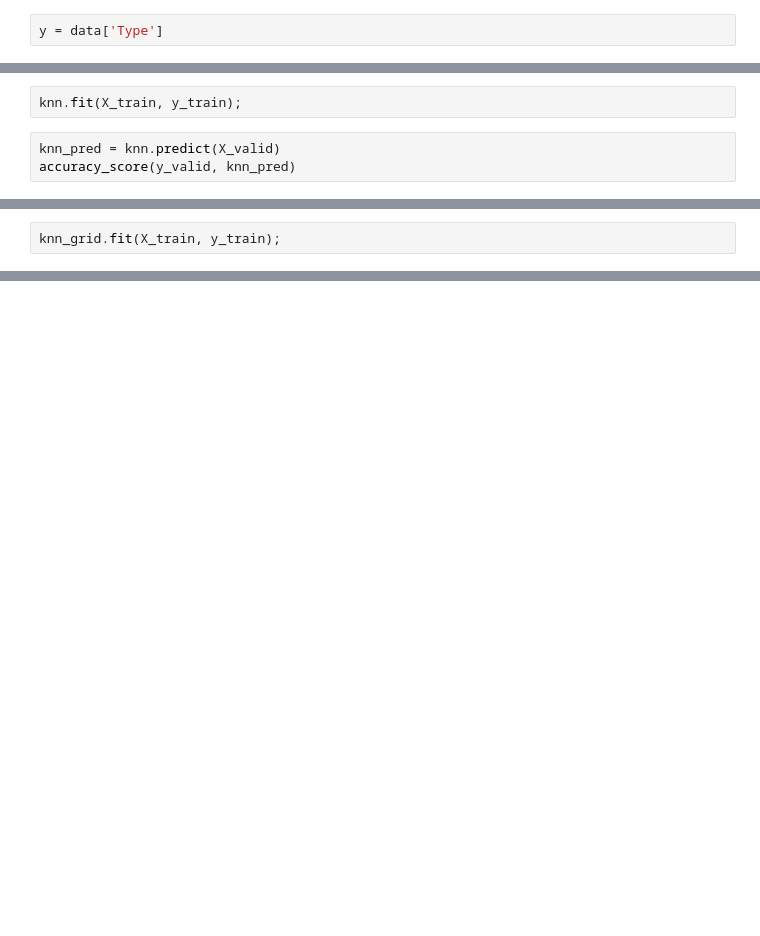
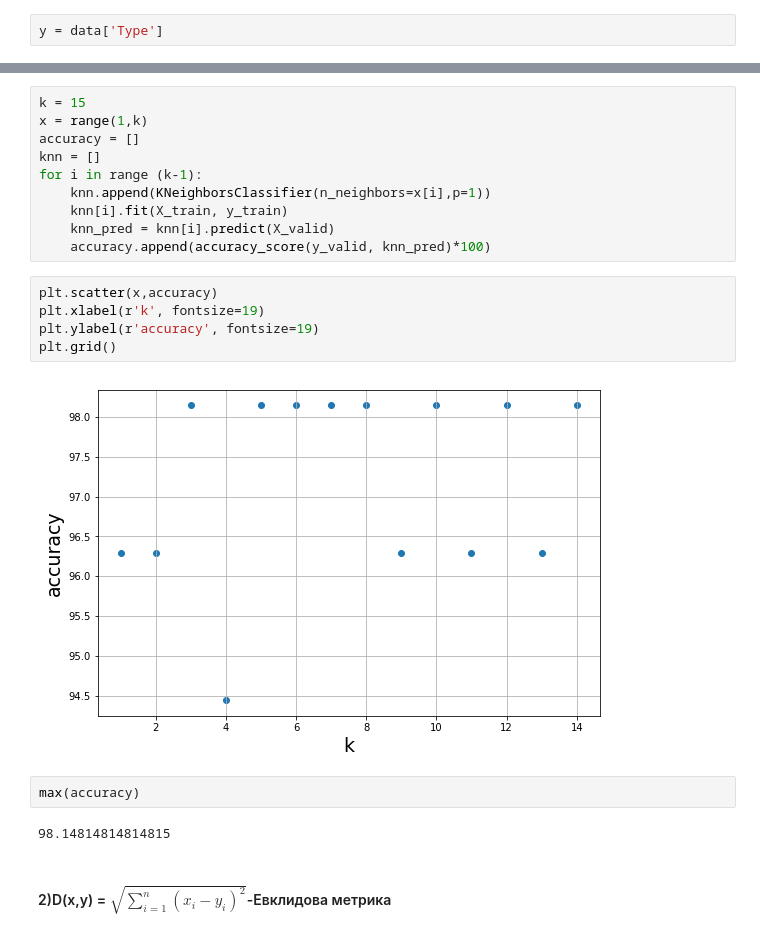
Before and after one commit to Intelligent-Systems-Phystech/StartCode, a Jupyter notebook: Erlygin2018Problem12/Task 12 Predicting wine sort, using KNN.ipynb, the cells around one changed output, grey strips where cells are left out. Saved outputs shown, nothing was run; the diff lists cells and outputs as text; blank space fills up the shorter version.

```diff
--- a/Erlygin2018Problem12/Task 12 Predicting wine sort, using KNN.ipynb
+++ b/Erlygin2018Problem12/Task 12 Predicting wine sort, using KNN.ipynb
@@ -72,5 +64,0 @@ knn = KNeighborsClassifier(n_neighbors=5)
-# %%
-knn.fit(X_train, y_train);
-# %%
-knn_pred = knn.predict(X_valid)
-accuracy_score(y_valid, knn_pred)
@@ -89,2 +64,0 @@ cv=5)
-# %%
-knn_grid.fit(X_train, y_train);
@@ -100,0 +68,23 @@ accuracy_score(y_valid, knn_grid.predict(X_valid))
+# %%
+k = 15
+x = range(1,k)
+accuracy = []
+knn = []
+for i in range (k-1):
+    knn.append(KNeighborsClassifier(n_neighbors=x[i],p=1))
+    knn[i].fit(X_train, y_train)
+    knn_pred = knn[i].predict(X_valid)
+    accuracy.append(accuracy_score(y_valid, knn_pred)*100)
+# %%
+plt.scatter(x,accuracy)
+plt.xlabel(r'k', fontsize=19)
+plt.ylabel(r'accuracy', fontsize=19)
+plt.grid()
+# %% [output]
+[figure, added]
+# %%
+max(accuracy)
+# %% [output]
+98.14814814814815
+# %% [markdown]
+#### 2)D(x,y) = $\sqrt{\sum\limits_{i=1}^n(x_i-y_i)^2}$-Евклидова метрика
```
Also changed, not shown: parts of 37 cells of this notebook.
